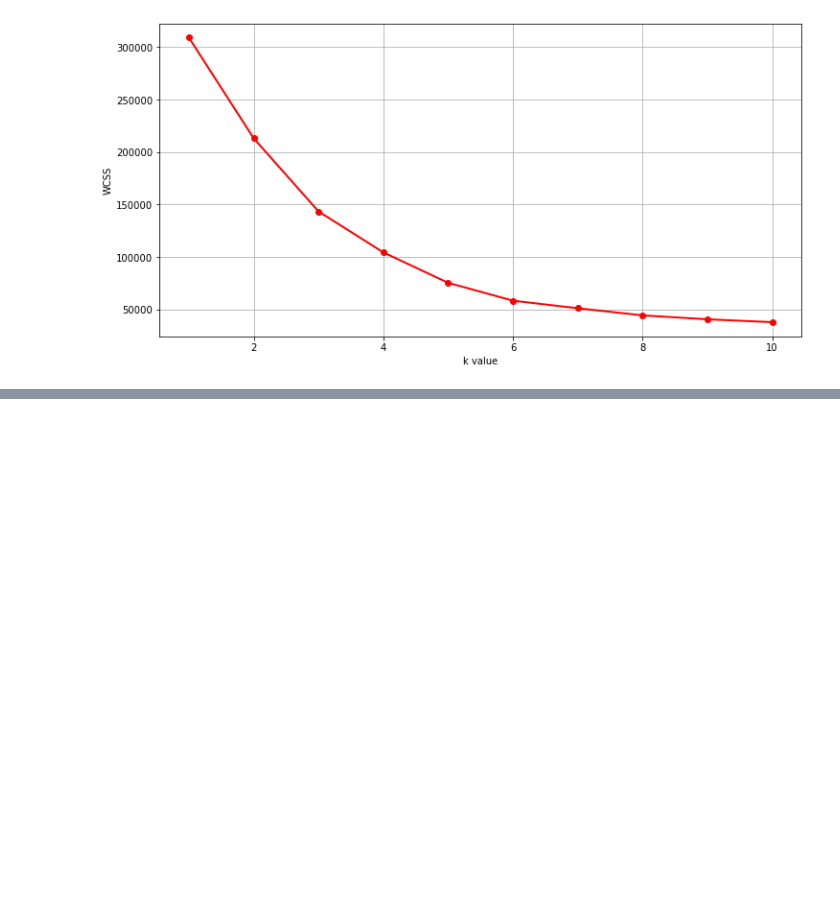
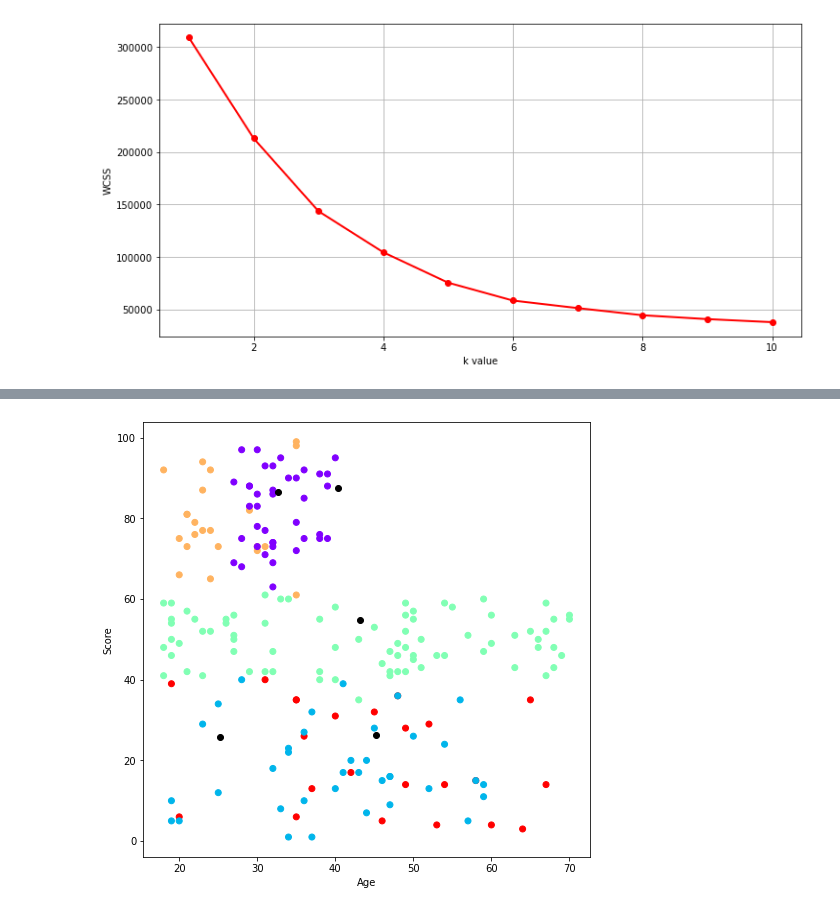
Before and after one commit to AdityaKumar-01/ML-notebooks, a Jupyter notebook: mallCustomerSegmentation/Mall Customer segmentation.ipynb, the cells around one changed output, grey strips where cells are left out. Saved outputs shown, nothing was run; the diff lists cells and outputs as text; code cells hidden in the pictures; blank space fills up the shorter version.

```diff
--- a/mallCustomerSegmentation/Mall Customer segmentation.ipynb
+++ b/mallCustomerSegmentation/Mall Customer segmentation.ipynb
@@ -220,0 +224,9 @@ plt.show()
+# %%
+plt.figure(figsize=(8,8))
+plt.scatter(x='Age',y='Score', data=df,c=km.labels_,cmap='rainbow')
+plt.scatter(km.cluster_centers_[:,0], km.cluster_centers_[:,1], color='black')
+plt.xlabel("Age")
+plt.ylabel("Score")
+plt.show()
+# %% [output]
+[figure, added]
```
Also changed, not shown: parts of 11 cells of this notebook, 2 other files.
